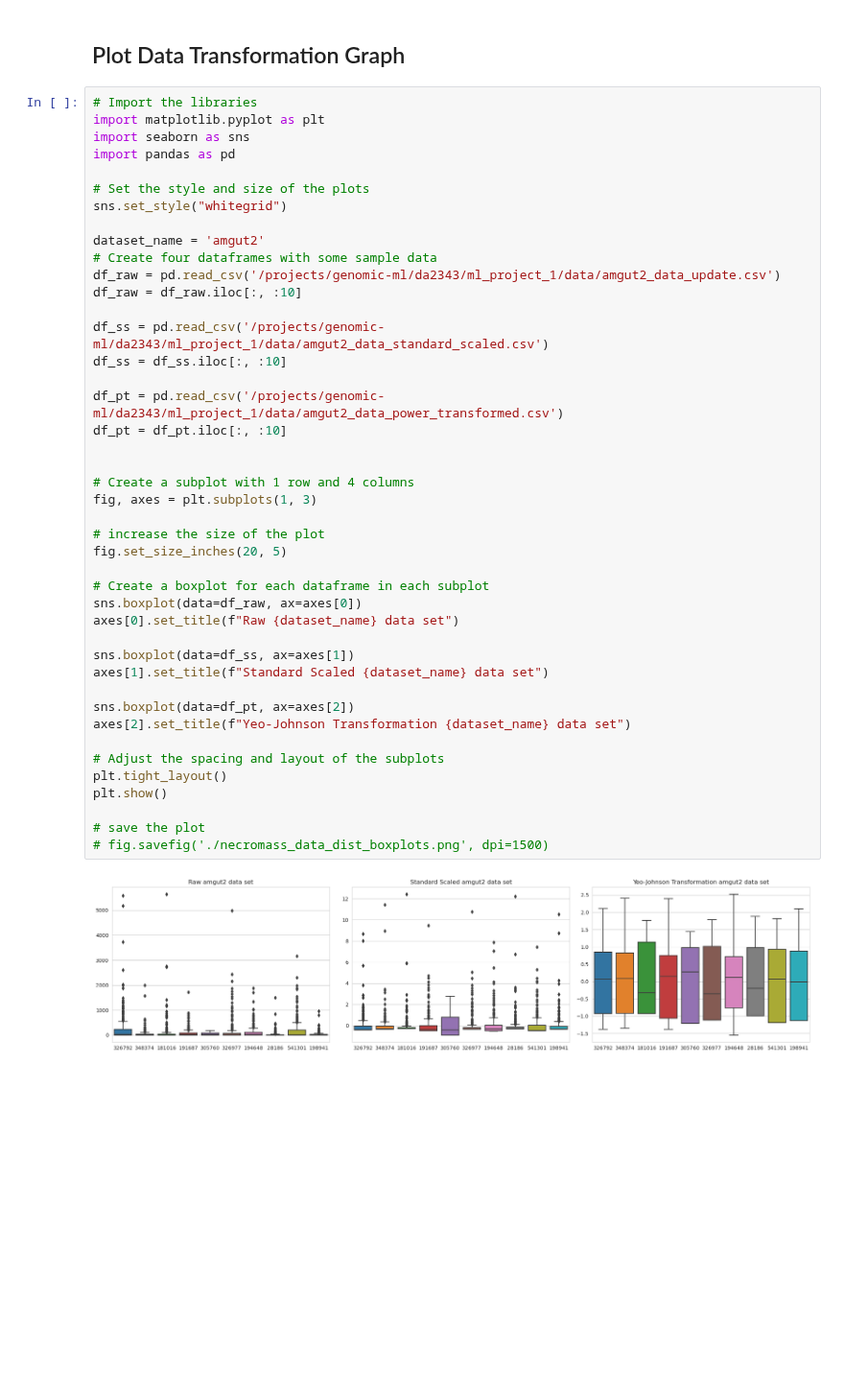
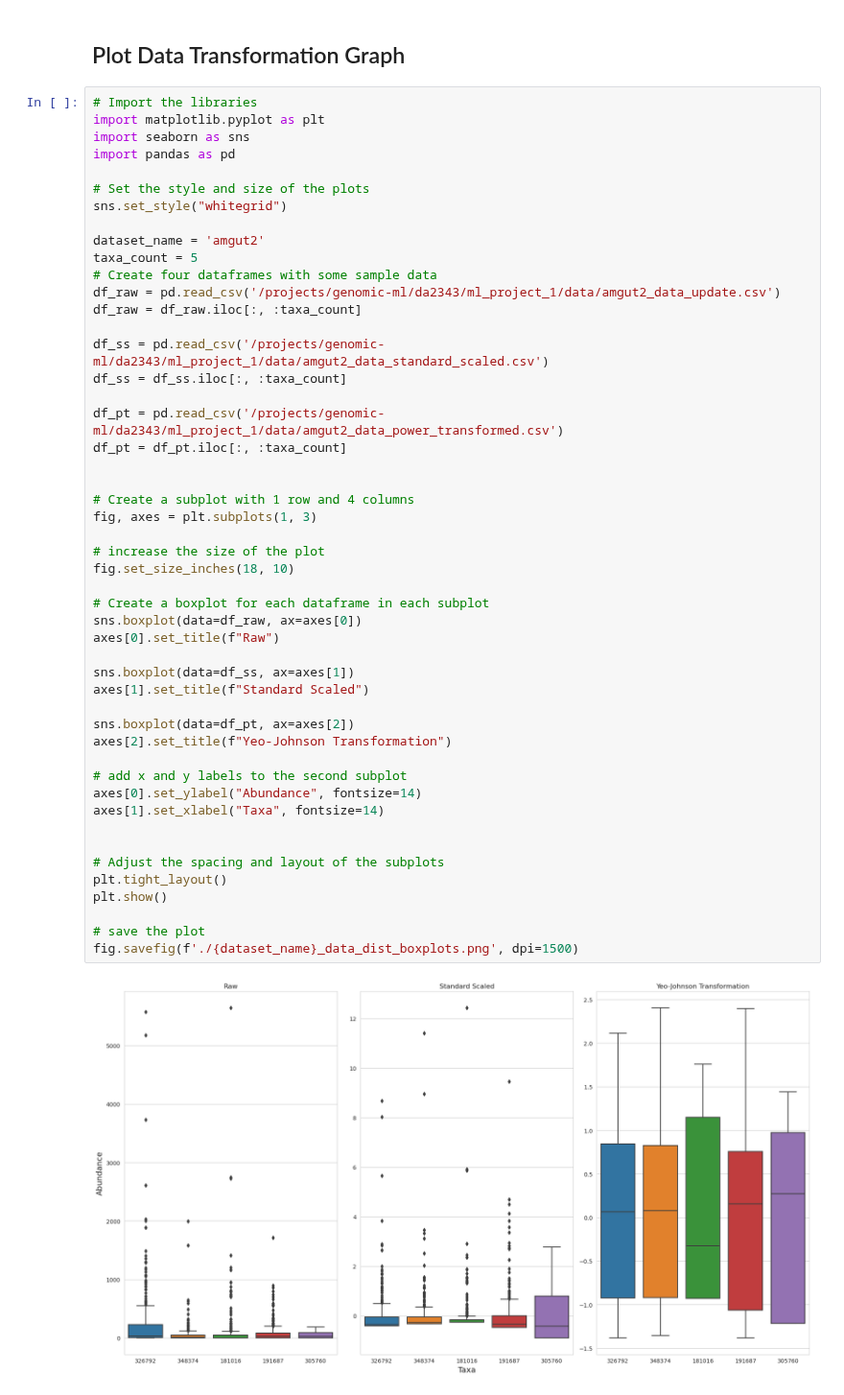
Before and after one commit to EngineerDanny/CS685-Microbe-Network-Research-Code, a Jupyter notebook: data/wrangle_data.ipynb, the cells around one changed output. Shown at 96% size. Drawn from its saved outputs; the diff is of its cells as text; blank space fills up the shorter version.

Commit message:
wrangle_data_update

```diff
--- a/data/wrangle_data.ipynb
+++ b/data/wrangle_data.ipynb
@@ -193,39 +193,45 @@ import pandas as pd
 # Set the style and size of the plots
 sns.set_style("whitegrid")
 
 dataset_name = 'amgut2'
+taxa_count = 5
 # Create four dataframes with some sample data
 df_raw = pd.read_csv('/projects/genomic-ml/da2343/ml_project_1/data/amgut2_data_update.csv')
-df_raw = df_raw.iloc[:, :10]
+df_raw = df_raw.iloc[:, :taxa_count]
 
 df_ss = pd.read_csv('/projects/genomic-ml/da2343/ml_project_1/data/amgut2_data_standard_scaled.csv')
-df_ss = df_ss.iloc[:, :10]
+df_ss = df_ss.iloc[:, :taxa_count]
 
 df_pt = pd.read_csv('/projects/genomic-ml/da2343/ml_project_1/data/amgut2_data_power_transformed.csv')
-df_pt = df_pt.iloc[:, :10]
+df_pt = df_pt.iloc[:, :taxa_count]
 
 
 # Create a subplot with 1 row and 4 columns
 fig, axes = plt.subplots(1, 3)
 
 # increase the size of the plot
-fig.set_size_inches(20, 5)
+fig.set_size_inches(18, 10)
 
 # Create a boxplot for each dataframe in each subplot
 sns.boxplot(data=df_raw, ax=axes[0])
-axes[0].set_title(f"Raw {dataset_name} data set")
+axes[0].set_title(f"Raw")
 
 sns.boxplot(data=df_ss, ax=axes[1])
-axes[1].set_title(f"Standard Scaled {dataset_name} data set")
+axes[1].set_title(f"Standard Scaled")
 
 sns.boxplot(data=df_pt, ax=axes[2])
-axes[2].set_title(f"Yeo-Johnson Transformation {dataset_name} data set")
+axes[2].set_title(f"Yeo-Johnson Transformation")
+
+# add x and y labels to the second subplot
+axes[0].set_ylabel("Abundance", fontsize=14)
+axes[1].set_xlabel("Taxa", fontsize=14)
+
 
 # Adjust the spacing and layout of the subplots
 plt.tight_layout()
 plt.show()
 
 # save the plot
-# fig.savefig('./necromass_data_dist_boxplots.png', dpi=1500)
+fig.savefig(f'./{dataset_name}_data_dist_boxplots.png', dpi=1500)
 # %% [output]
-[figure, old version]
+[figure, new version]
```
